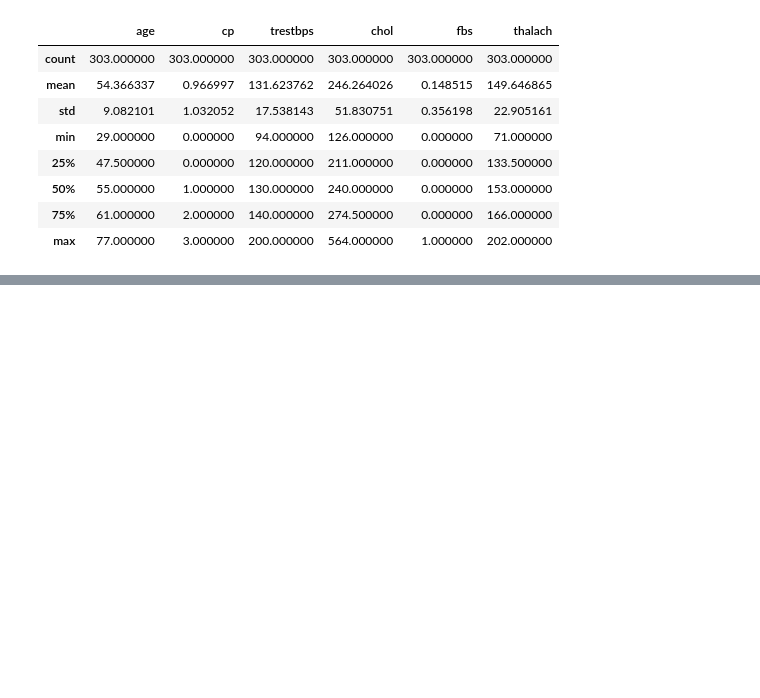
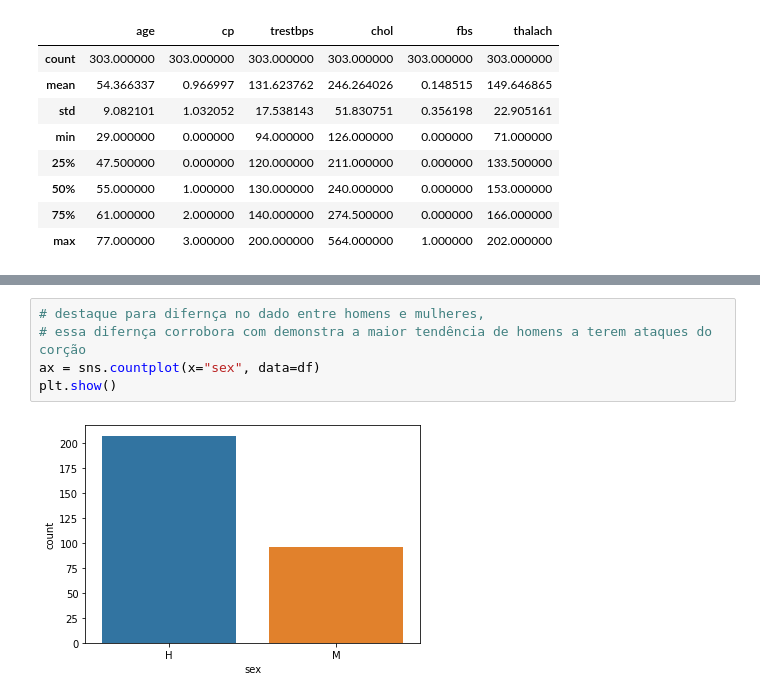
Before and after one commit to scsoliveira/Implementa-oEstatistica, a Jupyter notebook: Untitled.ipynb, the cells around one changed output, grey strips where cells are left out. Drawn from its saved outputs; the diff is of its cells as text; blank space fills up the shorter version.

```diff
--- a/Untitled.ipynb
+++ b/Untitled.ipynb
@@ -177,3 +201,10 @@ df.describe()
+# %%
+# destaque para difernça no dado entre homens e mulheres,
+# essa difernça corrobora com demonstra a maior tendência de homens a terem ataques do corção
+ax = sns.countplot(x="sex", data=df)
+plt.show()
+# %% [output]
+[figure, added]
 # %%
 ax = sns.regplot(x="age", y="thalach", data=df_male)
 sns.regplot(x="age", y="thalach", data=df_fem, ax=ax)
```
Also changed, not shown: parts of 4 cells of this notebook.
